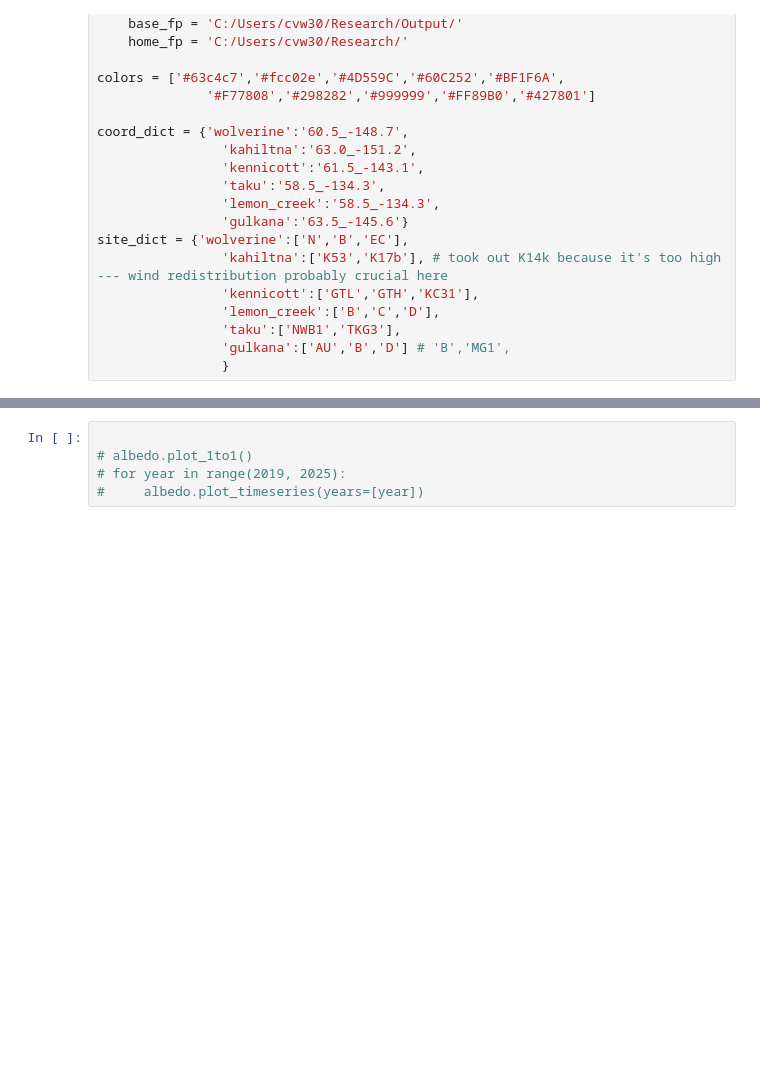
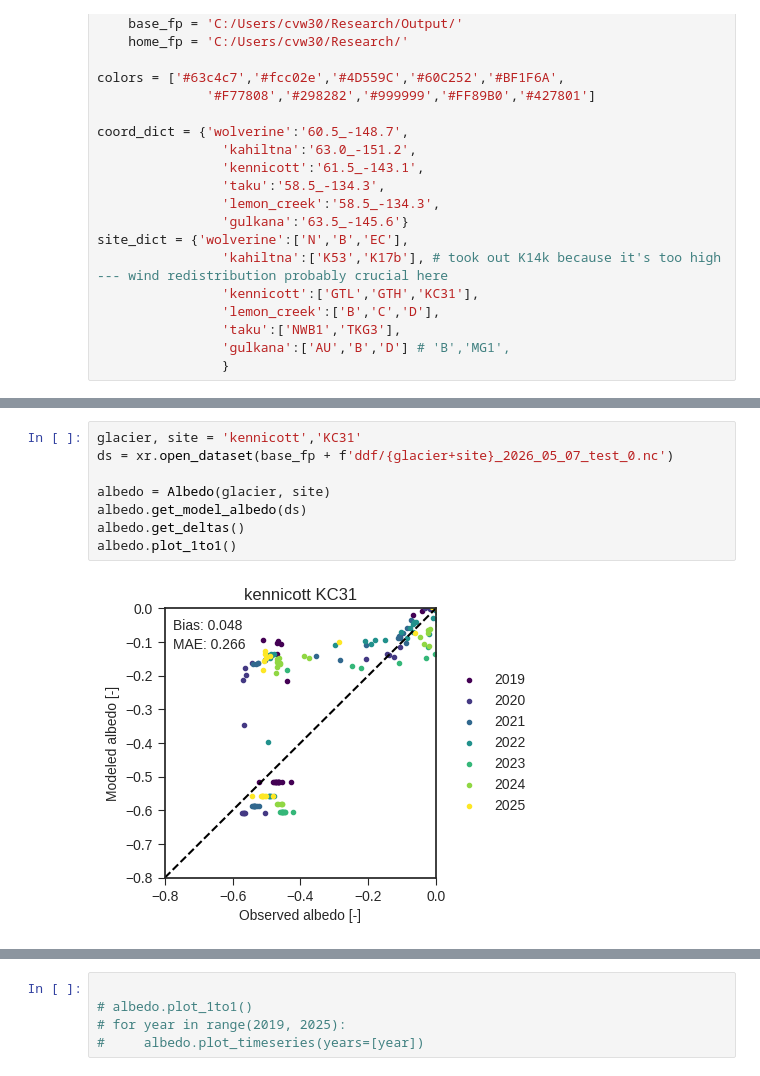
Before and after one commit to clairevwilson/PEBSI, a Jupyter notebook: project/calibrate.ipynb, the cells around one changed output, grey strips where cells are left out. Cells and saved outputs as stored; diff of their text form; blank space fills up the shorter version.

```diff
--- a/project/calibrate.ipynb
+++ b/project/calibrate.ipynb
@@ -119,0 +40,10 @@ for glacier in site_dict:
+# %%
+glacier, site = 'kennicott','KC31'
+ds = xr.open_dataset(base_fp + f'ddf/{glacier+site}_2026_05_07_test_0.nc')
+
+albedo = Albedo(glacier, site)
+albedo.get_model_albedo(ds)
+albedo.get_deltas()
+albedo.plot_1to1()
+# %% [output]
+[figure, added]
```
Also changed, not shown: parts of 7 cells of this notebook, 6 other files.
